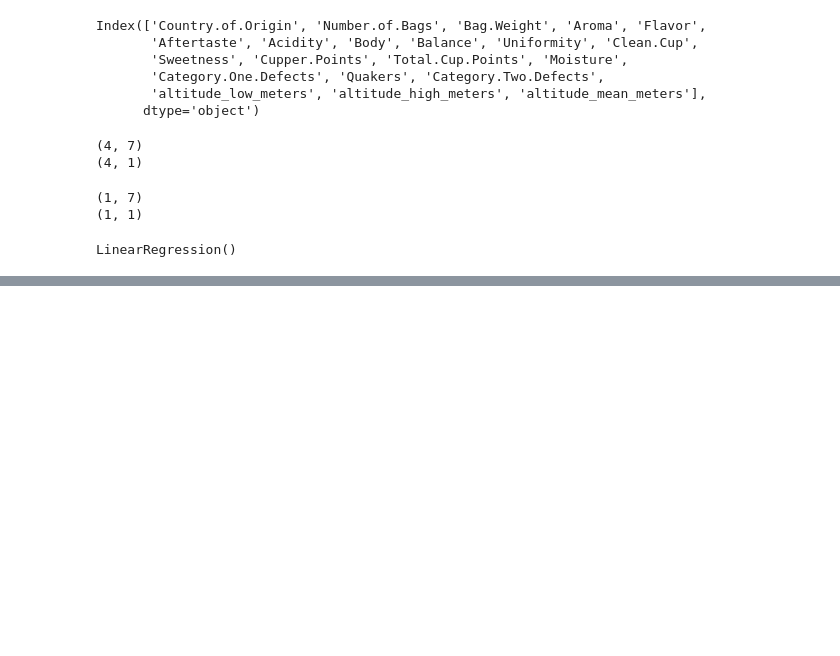
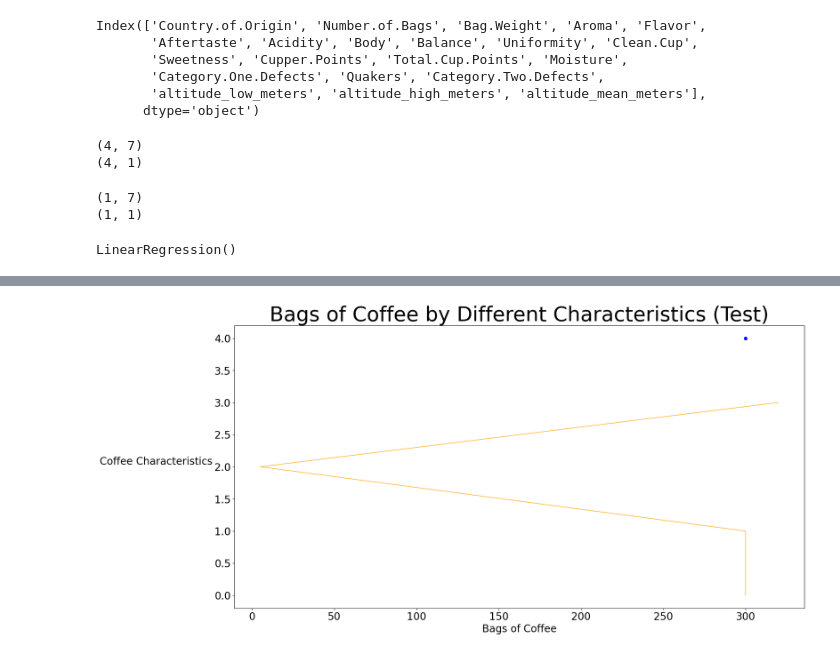
Before and after one commit to ghughes2001/GA-Final_Project, a Jupyter notebook: FINAL-Analyzing-Data-Part-2.ipynb, the cells around one changed output, grey strips where cells are left out. Drawn from its saved outputs; the diff is of its cells as text; code cells hidden in the pictures; blank space fills up the shorter version.

```diff
--- a/FINAL-Analyzing-Data-Part-2.ipynb
+++ b/FINAL-Analyzing-Data-Part-2.ipynb
@@ -153,0 +152,18 @@ plt.show()
+# %%
+# Plotting our testinng predictions
+# Visual to see what's happening and show class a representation
+fig2 = plt.figure(figsize = (20, 10))
+
+plt.scatter(y_test, X_test.index, color = "blue");
+plt.plot(y_train_pred, X_train.index, linewidth = 1, color = "orange");
+
+# Graph lables (Title, X-axis, Y-axis)
+plt.title("Bags of Coffee by Different Characteristics (Test)", size = 40);
+plt.xlabel("Bags of Coffee", size = 20);
+plt.xticks(rotation = 0, size = 20);
+plt.ylabel("Coffee Characteristics", size = 20, rotation = 0, ha = "right");
+plt.yticks(rotation = 0, size = 20);
+
+plt.show()
+# %% [output]
+[figure, added]
```
Also changed, not shown: parts of 7 cells of this notebook, 3 other files.
